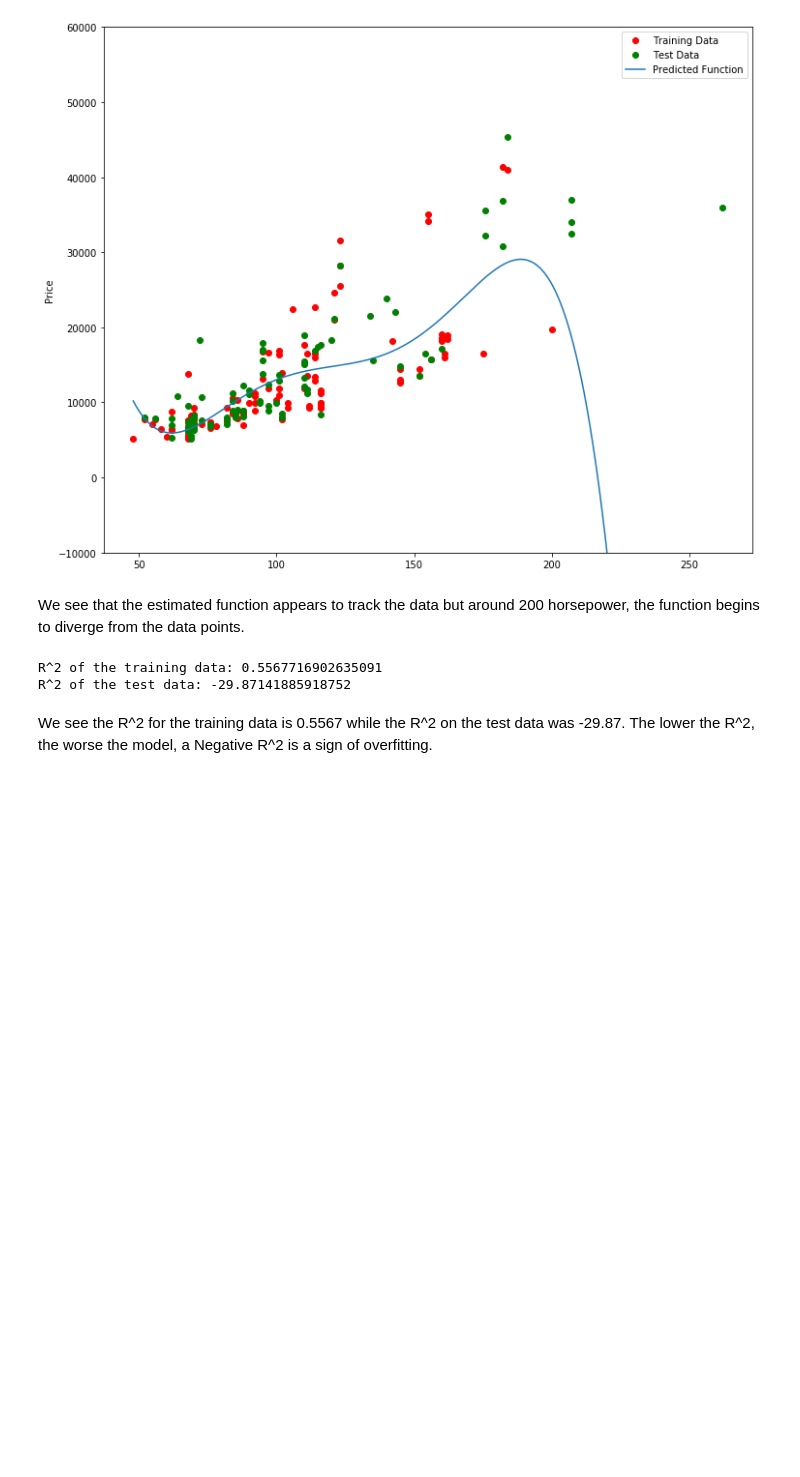
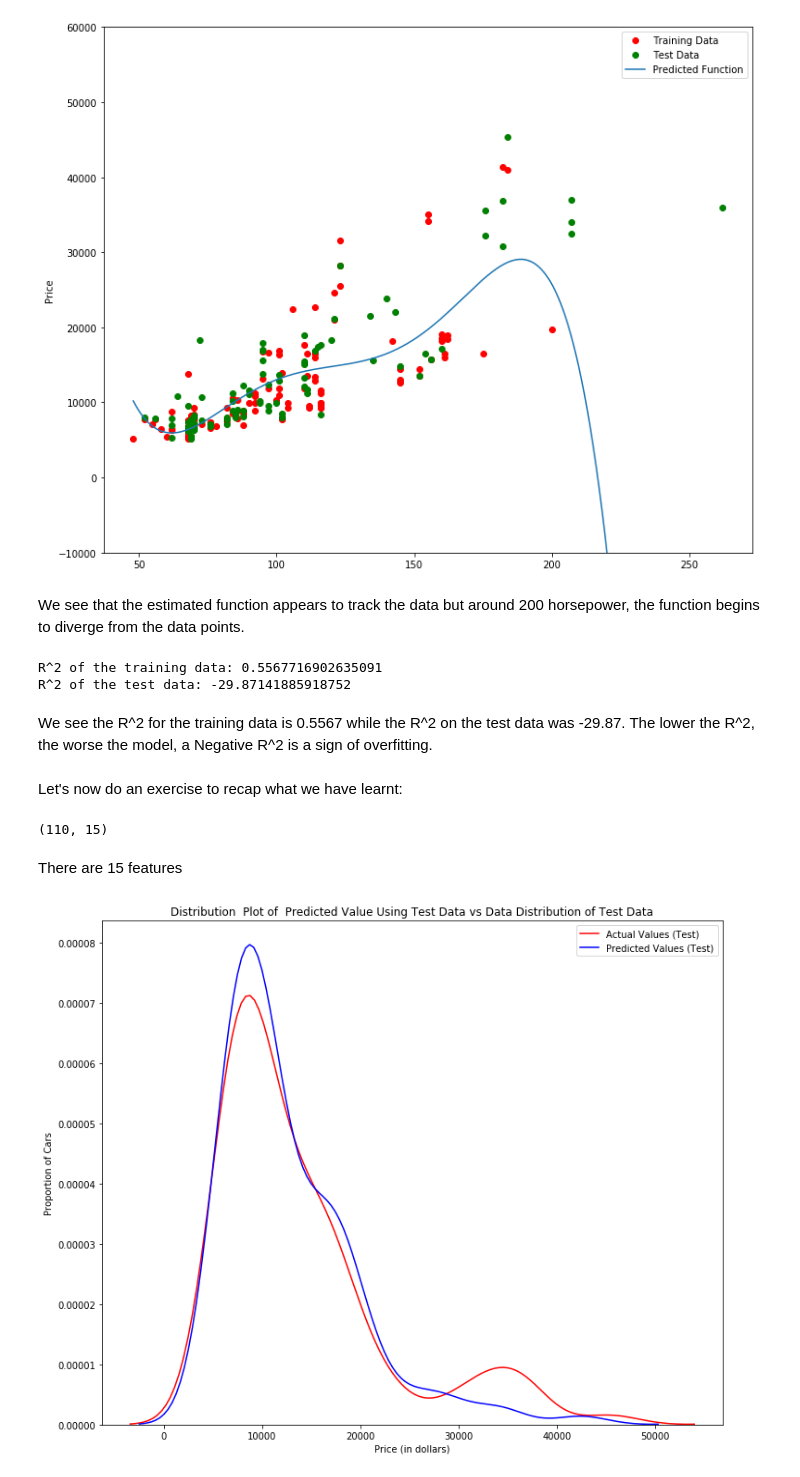
Before and after one commit to GuillaumeRouja/2019-Learning-Python-Data-Wrangling, a Jupyter notebook: model refinement.ipynb, the cells around one changed output. Drawn from its saved outputs; the diff is of its cells as text; code cells hidden in the pictures; blank space fills up the shorter version.

Commit message:
Polynomial features, price predictions

```diff
--- a/model refinement.ipynb
+++ b/model refinement.ipynb
@@ -209,3 +209,29 @@ R^2 of the training data: 0.5567716902635091
 R^2 of the test data: -29.87141885918752
 # %% [markdown]
 We see the R^2 for the training data is 0.5567 while the R^2 on the test data was -29.87. The lower the R^2, the worse the model, a Negative R^2 is a sign of overfitting.
+# %% [markdown]
+Let's now do an exercise to recap what we have learnt:
+# %%
+# let's create a "PolynomialFeatures" object "pr1" of degree two
+pr1=PolynomialFeatures(degree=2)
+
+# Let's now transform the training and testing samples for the features 'horsepower', 'curb-weight', 'engine-size' and 'highway-mpg'.
+x_train_pr1=pr1.fit_transform(x_train[['horsepower', 'curb-weight', 'engine-size', 'highway-mpg']])
+x_test_pr1=pr1.fit_transform(x_test[['horsepower', 'curb-weight', 'engine-size', 'highway-mpg']])
+
+# How many dimensions does the new feature have?
+print (x_train_pr1.shape)
+# %% [output]
+(110, 15)
+# %% [markdown]
+There are 15 features
+# %%
+# Let's create a linear regression model "poly1" and train the object using the method "fit"
+poly1=LinearRegression().fit(x_train_pr1,y_train)
+
+# Let's use the method "predict" to predict an output on the polynomial features, then use the function "DistributionPlot" to display the distribution of the predicted output vs the test data.
+yhat_test1=poly1.predict(x_train_pr1)
+Title='Distribution  Plot of  Predicted Value Using Test Data vs Data Distribution of Test Data'
+DistributionPlot(y_test, yhat_test1, "Actual Values (Test)", "Predicted Values (Test)", Title)
+# %% [output]
+[figure, added]
```
Also changed, not shown: parts of 1 cell of this notebook.
